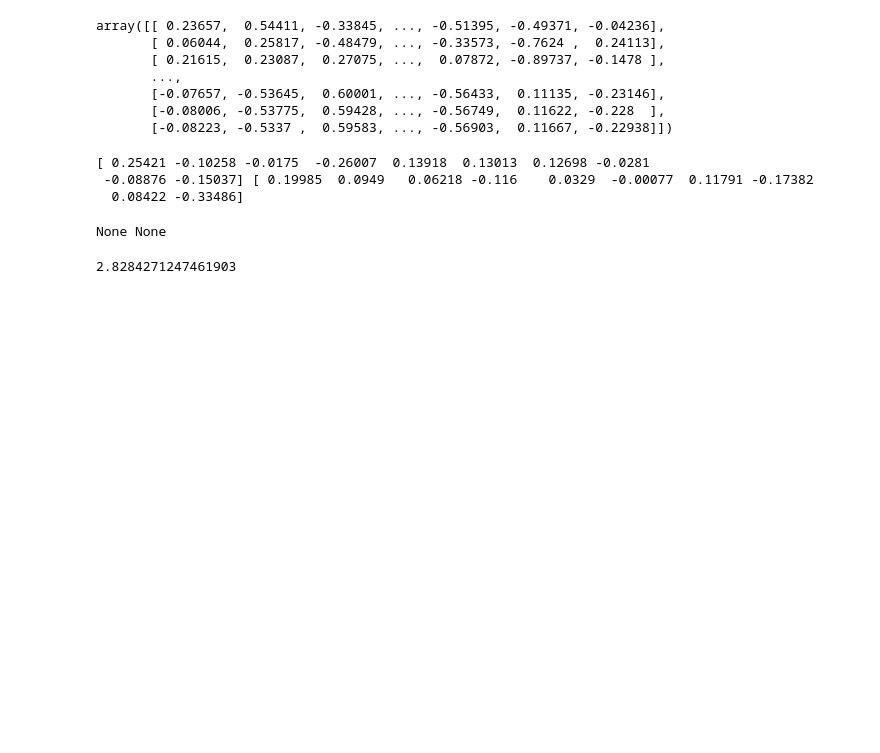
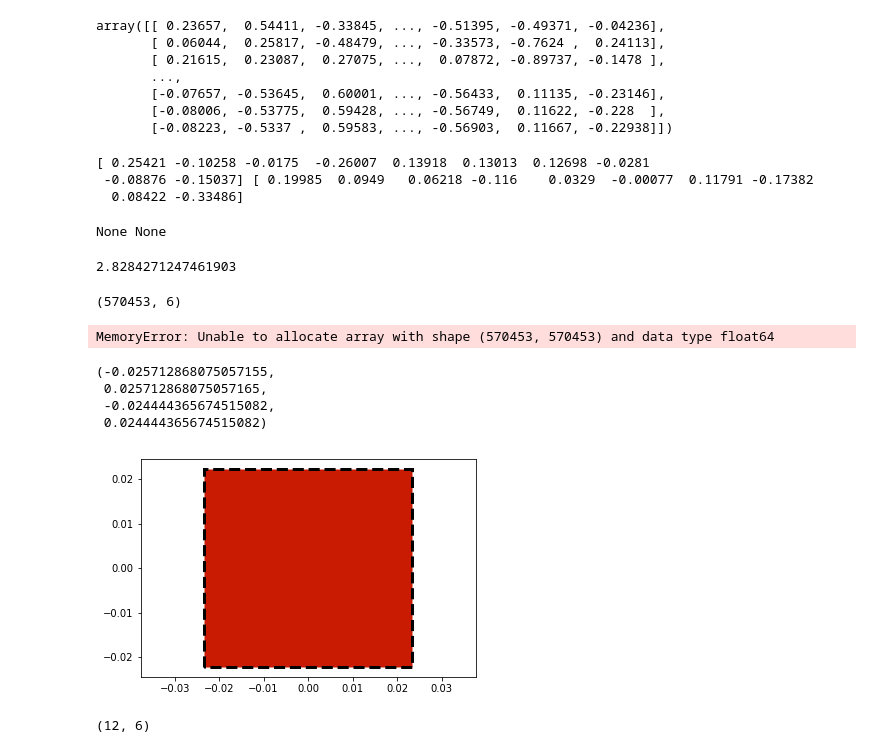
Before and after one commit to GoldeneyeRohan/prediction-uncertainty, a Jupyter notebook: LMPC Drone.ipynb, the cells around one changed output. Saved outputs shown, nothing was run; the diff lists cells and outputs as text; code cells hidden in the pictures; blank space fills up the shorter version.

```diff
--- a/LMPC Drone.ipynb
+++ b/LMPC Drone.ipynb
@@ -285,3 +300,33 @@ None None
 np.sqrt(8)
 # %% [output]
 2.8284271247461903
+# %%
+controller.init_constraint[0].shape
+# %% [output]
+(570453, 6)
+# %%
+P = polytope.Polytope(*controller.init_constraint)
+P.A.shape
+polytope.reduce(P)
+# %% [output]
+MemoryError: Unable to allocate array with shape (570453, 570453) and data type float64
+# %%
+p = P.project([1,2])
+# %%
+plt.figure()
+ax = plt.gca()
+# state_proj.plot(ax=ax, alpha=0.1)
+p.plot(ax=ax)
+
+plt.xlim(-0.1,0.1)
+plt.axis("equal")
+# %% [output]
+(-0.025712868075057155,
+ 0.025712868075057165,
+ -0.024444365674515082,
+ 0.024444365674515082)
+[figure, added]
+# %%
+disturbance_bound.A.shape
+# %% [output]
+(12, 6)
```
Also changed, not shown: parts of 9 cells of this notebook, 4 other files.
